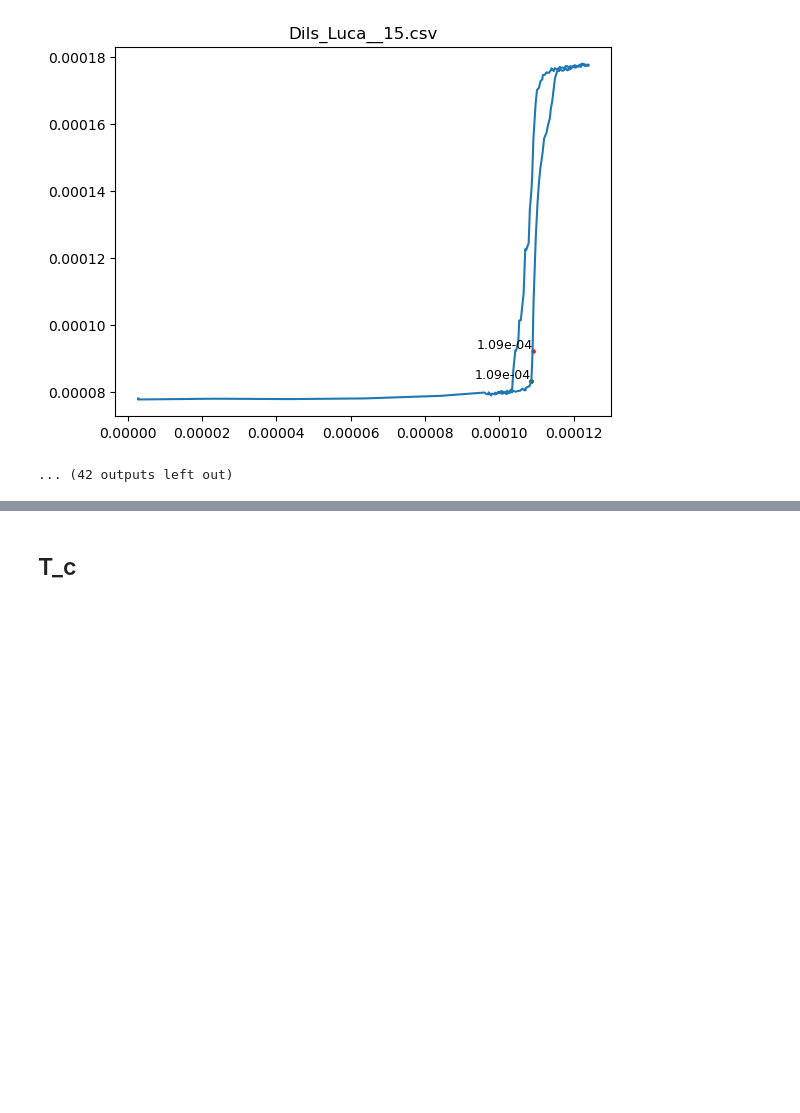
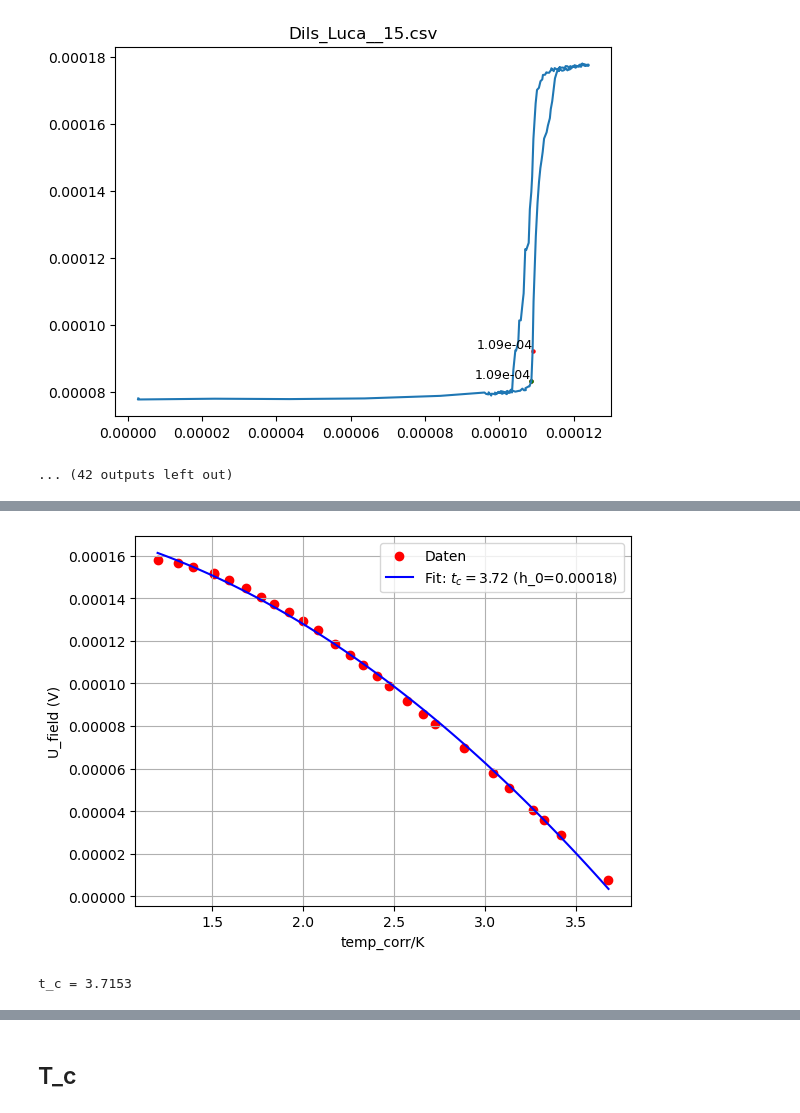
Before and after one commit to Darrenshan27/supraconductivity, a Jupyter notebook: data_processing.ipynb, the cells around one changed output, grey strips where cells are left out. Cells and saved outputs as stored; diff of their text form; code cells hidden in the pictures; blank space fills up the shorter version.

```diff
--- a/data_processing.ipynb
+++ b/data_processing.ipynb
@@ -603,0 +699,42 @@ for count, element in enumerate(csv_files[2:], start=2):
+# %%
+from scipy.optimize import curve_fit
+import numpy as np
+import matplotlib.pyplot as plt
+
+# Vorgabe für h_0
+h_0_fixed = 0.00018  # Hier den gewünschten Wert setzen
+
+# Daten
+t = df_hc_calc_sorted['temp_corr/K'].values
+h_c = df_hc_calc_sorted['U_field (V)'].values
+
+# Definiere die Fit-Funktion mit festem h_0
+def fit_function_fixed(t, t_c):
+    return h_0_fixed * (1 - (t / t_c) ** 2)
+
+# Fit ausführen (nur für t_c)
+params, covariance = curve_fit(fit_function_fixed, t, h_c, p0=[max(t)])
+
+# Extrahiere den Fit-Parameter
+t_c_fit = params[0]
+
+# Erstelle Fit-Kurve
+t_fit = np.linspace(min(t), max(t), 100)
+h_c_fit = fit_function_fixed(t_fit, t_c_fit)
+
+# Plot der Daten und des Fits
+plt.scatter(t, h_c, label='Daten', color='red')
+plt.plot(t_fit, h_c_fit, label=f'Fit: $t_c={t_c_fit:.2f}$ (h_0={h_0_fixed})', color='blue')
+
+# Achsenbeschriftungen und Legende
+plt.xlabel('temp_corr/K')
+plt.ylabel('U_field (V)')
+plt.legend()
+plt.grid()
+plt.show()
+
+# Fit-Parameter ausgeben
+print(f"t_c = {t_c_fit:.4f}")
+# %% [output]
+[figure, added]
+t_c = 3.7153
```
Also changed, not shown: parts of 11 cells of this notebook, 15 other files.
